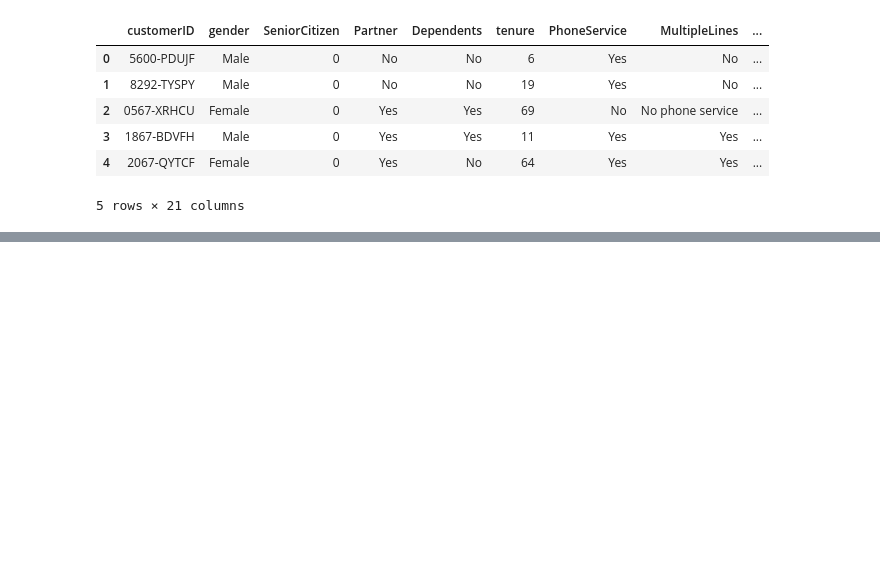
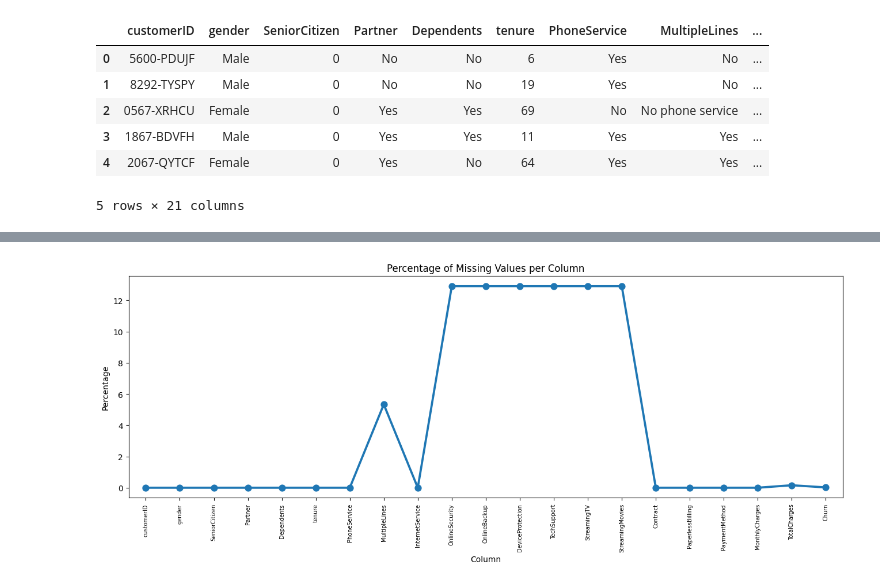
Before and after one commit to richmond-yeboah/Customer-Churn-Prediction, a Jupyter notebook: Notebooks/main.ipynb, the cells around one changed output, grey strips where cells are left out. Cells and saved outputs as stored; diff of their text form; code cells hidden in the pictures; blank space fills up the shorter version.

```diff
--- a/Notebooks/main.ipynb
+++ b/Notebooks/main.ipynb
@@ -171,0 +193,4 @@ df2.head()
+# %%
+# concatenate training data
+df_train = pd.concat([df1, df2], ignore_index=True)
+df_train.head()
@@ -171,0 +237,19 @@ df2.head()
+# %%
+# changing to appropriate data types
+df_train['SeniorCitizen'] = df_train['SeniorCitizen'].astype(object)
+df_train['TotalCharges'] = pd.to_numeric(df_train['TotalCharges'], errors='coerce') # for the sake of missing values that will considered as empty strings
+# %%
+# check for missing values and percentage
+missing_values = df_train.isna().sum()
+missing_percentage = (df_train.isna().sum() / df_train.shape[0])*100
+
+# Create a DataFrame with the number of missing values and their percentage
+missing_df = pd.DataFrame({
+    'Column': df_train.columns,
+    'Missing Values': missing_values,
+    'Percentage': missing_percentage
+}).reset_index(drop=True)
+
+# Display the DataFrame
+missing_df = pd.DataFrame(missing_df)
+missing_df
@@ -171,0 +274,10 @@ df2.head()
+# %%
+
+
+plt.figure(figsize=(16, 5))
+ax = sns.pointplot(x='Column', y='Percentage', data=missing_df)
+plt.xticks(rotation=90, fontsize=7)
+plt.title('Percentage of Missing Values per Column')
+plt.show()
+# %% [output]
+[figure, added]
```
Also changed, not shown: parts of 23 cells of this notebook.
